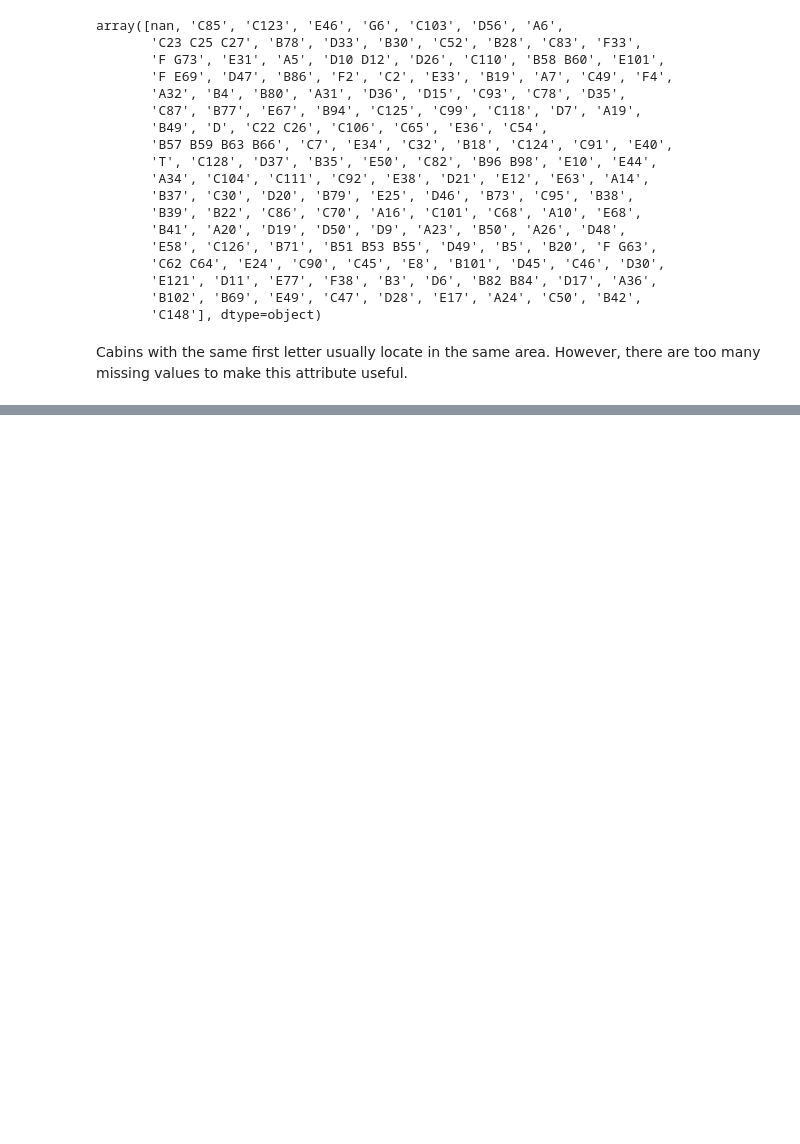
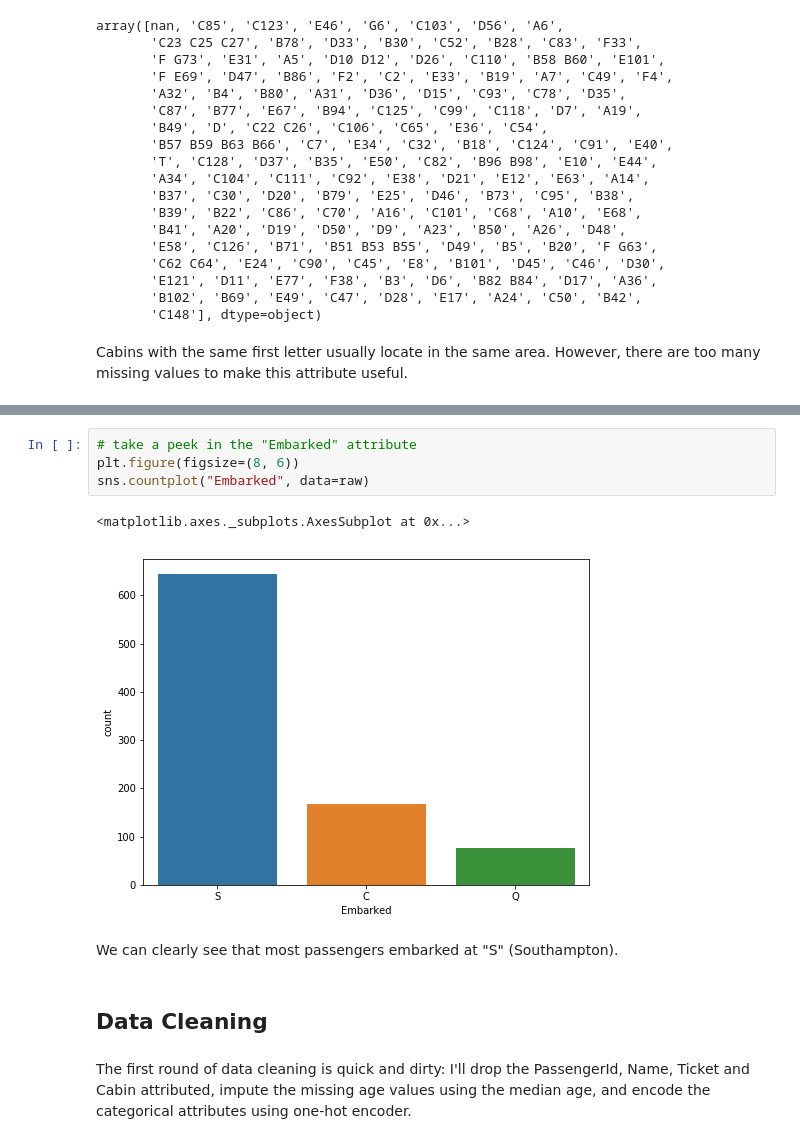
Before and after one commit to ronnieszq/study_sklearn, a Jupyter notebook: mnist/mnist_classification.ipynb, the cells around one changed output, grey strips where cells are left out. Saved outputs shown, nothing was run; the diff lists cells and outputs as text; blank space fills up the shorter version.

```diff
--- a/mnist/mnist_classification.ipynb
+++ b/mnist/mnist_classification.ipynb
@@ -392,0 +417,13 @@ Cabins with the same first letter usually locate in the same area. However, ther
+# %%
+# take a peek in the "Embarked" attribute
+plt.figure(figsize=(8, 6))
+sns.countplot("Embarked", data=raw)
+# %% [output]
+<matplotlib.axes._subplots.AxesSubplot at 0x...>
+[figure, added]
+# %% [markdown]
+We can clearly see that most passengers embarked at "S" (Southampton).
+# %% [markdown]
+## Data Cleaning
+# %% [markdown]
+The first round of data cleaning is quick and dirty: I'll drop the PassengerId, Name, Ticket and Cabin attributed, impute the missing age values using the median age, and encode the categorical attributes using one-hot encoder.
```
Also changed, not shown: parts of 18 cells of this notebook, 1 other file.
